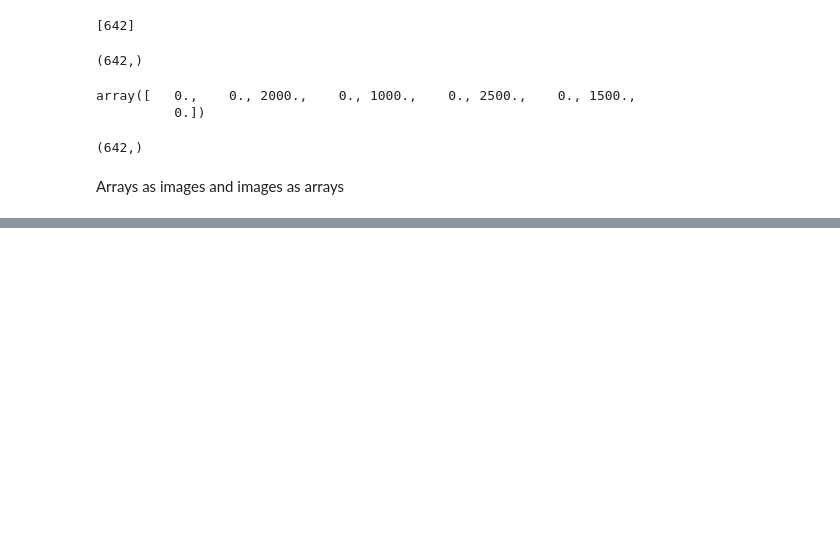
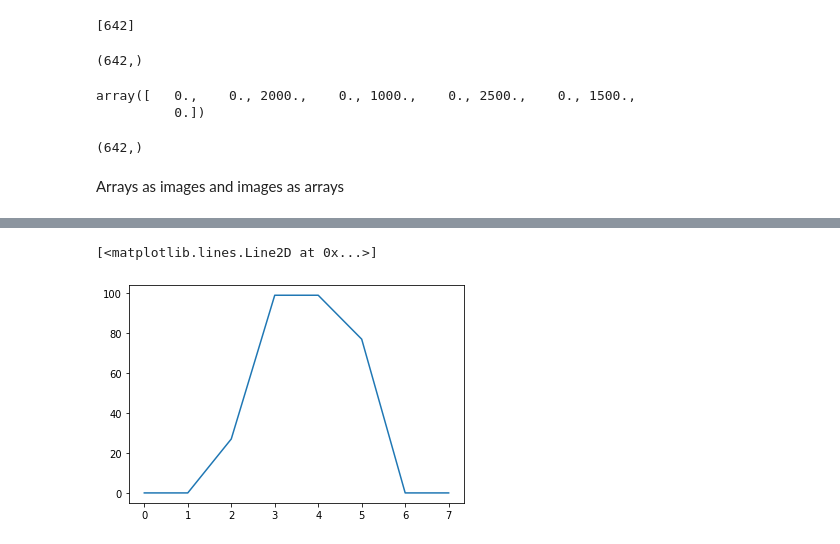
Before and after one commit to Reptilefury/coursera-machine-learning, a Jupyter notebook: Nature_of_Nifti_Images.ipynb, the cells around one changed output, grey strips where cells are left out. Drawn from its saved outputs; the diff is of its cells as text; code cells hidden in the pictures; blank space fills up the shorter version.

```diff
--- a/Nature_of_Nifti_Images.ipynb
+++ b/Nature_of_Nifti_Images.ipynb
@@ -454,0 +510,5 @@ Arrays as images and images as arrays
+# %%
+plt.plot(an_array[8])
+# %% [output]
+[<matplotlib.lines.Line2D at 0x...>]
+[figure, added]
```
Also changed, not shown: parts of 30 cells of this notebook.
